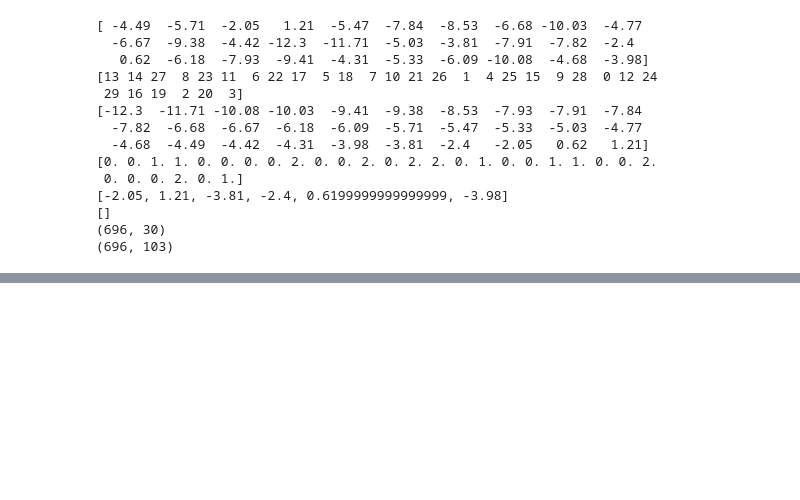
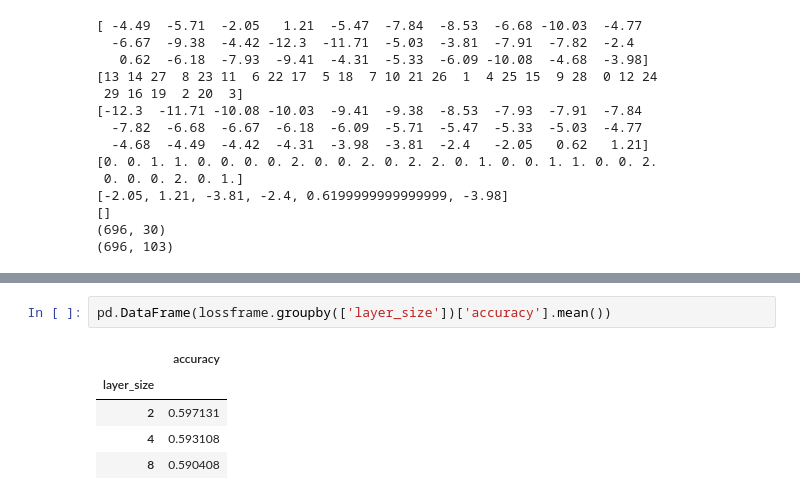
Before and after one commit to druce/Machine-learning-for-financial-market-prediction, a Jupyter notebook: Replicate Paper by Rapach, Strauss, Tu, Zhou-NN Classification.ipynb, the cells around one changed output, grey strips where cells are left out. Saved outputs shown, nothing was run; the diff lists cells and outputs as text; blank space fills up the shorter version.

```diff
--- a/Replicate Paper by Rapach, Strauss, Tu, Zhou-NN Classification.ipynb
+++ b/Replicate Paper by Rapach, Strauss, Tu, Zhou-NN Classification.ipynb
@@ -843,0 +647,8 @@ plot_matrix(lossframe, "n_hidden_layers", "layer_size", x_suffix=" units", y_suf
+# %%
+pd.DataFrame(lossframe.groupby(['layer_size'])['accuracy'].mean())
+# %% [output]
+|  | accuracy |
+| layer_size |  |
+| 2 | 0.597131 |
+| 4 | 0.593108 |
+| 8 | 0.590408 |
```
Also changed, not shown: parts of 65 cells of this notebook, 1 other file.
